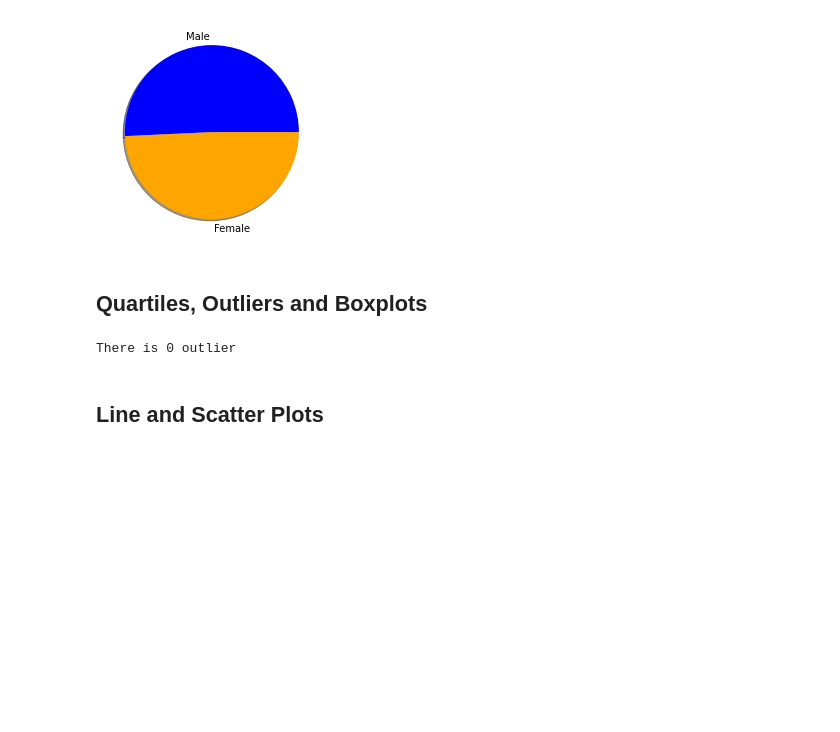
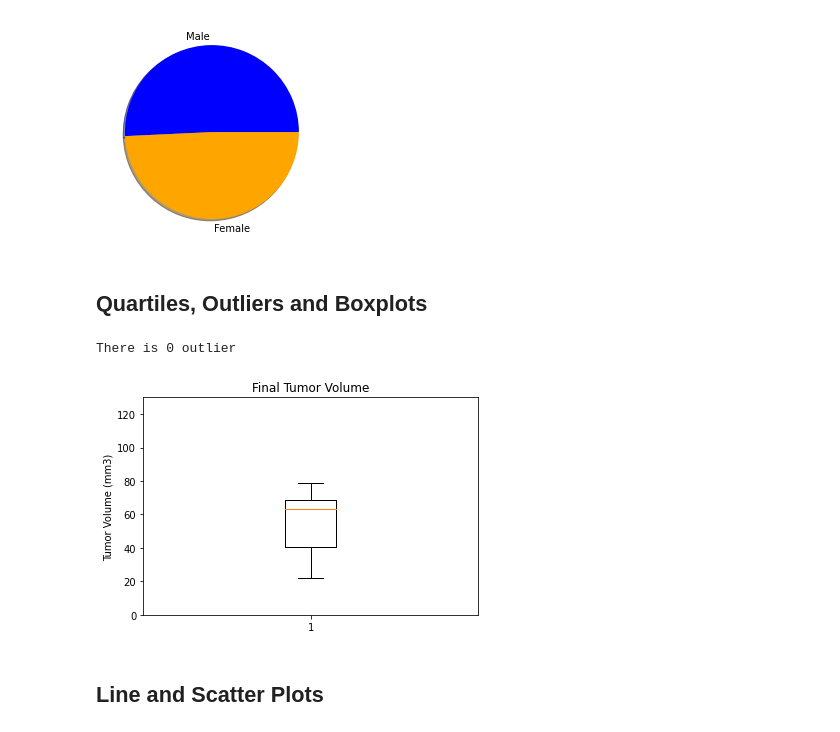
Before and after one commit to maheshsfd124/MatPlotLib-Challenge, a Jupyter notebook: Instructions/Pymaceuticals/pymaceuticals_starter.ipynb, the cells around one changed output. Drawn from its saved outputs; the diff is of its cells as text; code cells hidden in the pictures; blank space fills up the shorter version.

```diff
--- a/Instructions/Pymaceuticals/pymaceuticals_starter.ipynb
+++ b/Instructions/Pymaceuticals/pymaceuticals_starter.ipynb
@@ -251,5 +251,13 @@ print("There is " + str(total_outlier) +" outlier")
 There is 0 outlier
 # %%
 # Generate a box plot of the final tumor volume of each mouse across four regimens of interest
+fig1, ax1 = plt.subplots()
+ax1.set_title('Final Tumor Volume')
+ax1.set_ylabel('Tumor Volume (mm3)')
+ax1.boxplot(tumor_sizes_list)
+ax1.set_ylim(0,130)
+plt.show()
+# %% [output]
+[figure, added]
 # %% [markdown]
 ## Line and Scatter Plots
```
Also changed, not shown: parts of 2 cells of this notebook.
